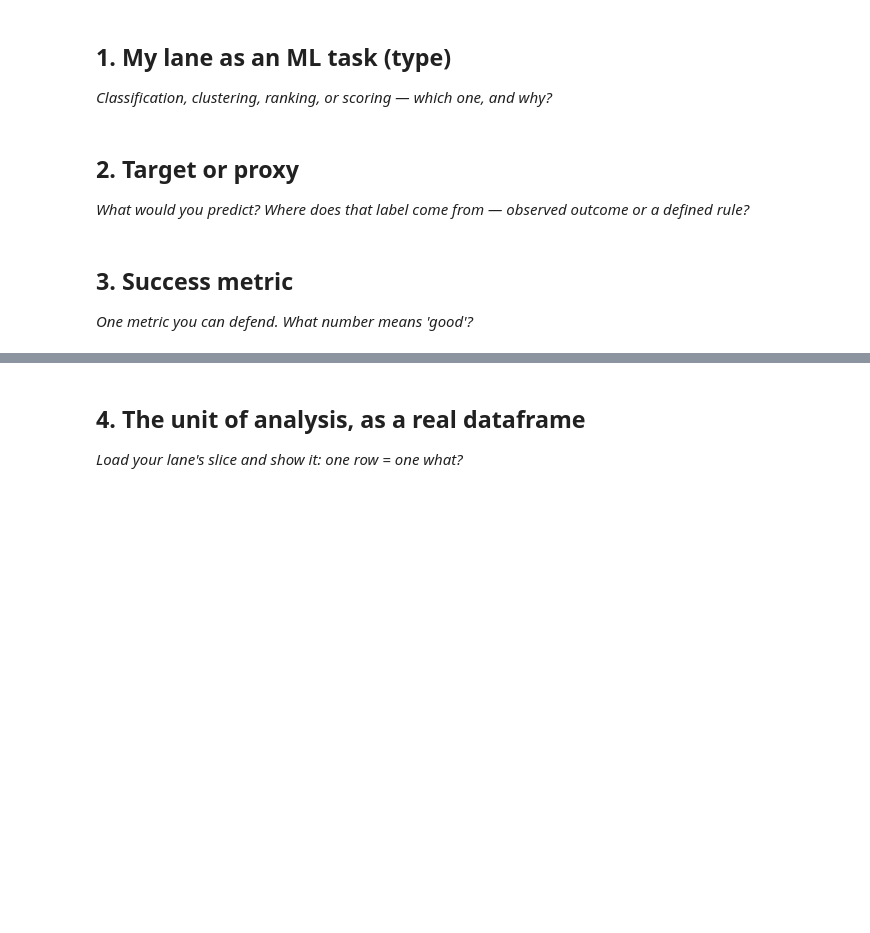
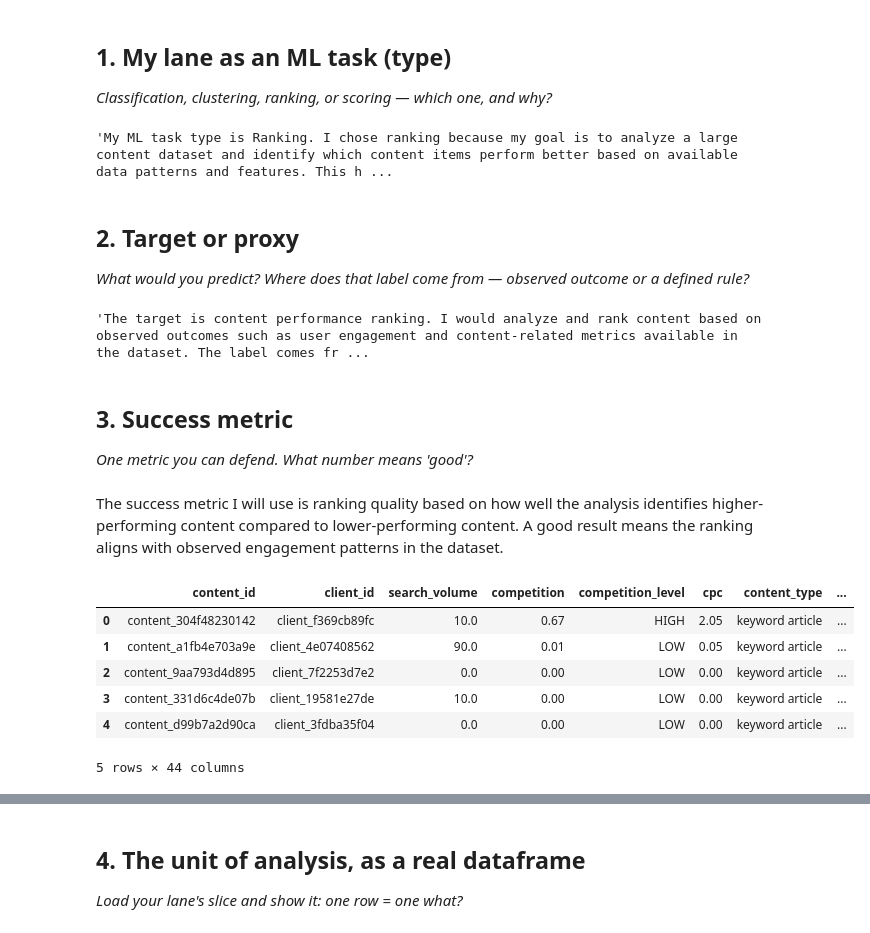
Before and after one commit to supriya-006/FlyRank_Assignment, a Jupyter notebook: work/notebooks/w02_ml_task_framing.ipynb, the cells around one changed output, grey strips where cells are left out. Cells and saved outputs as stored; diff of their text form; code cells hidden in the pictures; blank space fills up the shorter version.

```diff
--- a/work/notebooks/w02_ml_task_framing.ipynb
+++ b/work/notebooks/w02_ml_task_framing.ipynb
@@ -13,6 +15,9 @@ This skeleton is yours to fill. Work the sections **in order** — each one has
 # %%
 # This cell is for CODE (numbers, a query, a check).
 # Write your text answer in the cell ABOVE this one — typing sentences here breaks Run All.
+'My ML task type is Ranking. I chose ranking because my goal is to analyze a large content dataset and identify which content items perform better based on available data patterns and features. This helps prioritize content and support decision-making rather than predicting exact future outcomes.'
+# %% [output]
+'My ML task type is Ranking. I chose ranking because my goal is to analyze a large content dataset and identify which content items perform better based on available data patterns and features. This h ...
 # %% [markdown]
 ## 2. Target or proxy
 
@@ -20,10 +25,26 @@ This skeleton is yours to fill. Work the sections **in order** — each one has
 # %%
 # This cell is for CODE (numbers, a query, a check).
 # Write your text answer in the cell ABOVE this one — typing sentences here breaks Run All.
+'The target is content performance ranking. I would analyze and rank content based on observed outcomes such as user engagement and content-related metrics available in the dataset. The label comes from observed data rather than a manually defined rule.'
+# %% [output]
+'The target is content performance ranking. I would analyze and rank content based on observed outcomes such as user engagement and content-related metrics available in the dataset. The label comes fr ...
 # %% [markdown]
 ## 3. Success metric
 
 *One metric you can defend. What number means 'good'?*
+# %% [markdown]
+The success metric I will use is ranking quality based on how well the analysis identifies higher-performing content compared to lower-performing content. A good result means the ranking aligns with observed engagement patterns in the dataset.
 # %%
 # This cell is for CODE (numbers, a query, a check).
 # Write your text answer in the cell ABOVE this one — typing sentences here breaks Run All.
+import pandas as pd
+df = pd.read_csv("/content/FlyRank_Assignment/data/raw/content_refresh_anonymized.csv")
+df.head()
+# %% [output]
+|  | content_id | client_id | search_volume | competition | competition_level | cpc | content_type | ... |
+| 0 | content_304f48230142 | client_f369cb89fc | 10.0 | 0.67 | HIGH | 2.05 | keyword article | ... |
+| 1 | content_a1fb4e703a9e | client_4e07408562 | 90.0 | 0.01 | LOW | 0.05 | keyword article | ... |
+| 2 | content_9aa793d4d895 | client_7f2253d7e2 | 0.0 | 0.00 | LOW | 0.00 | keyword article | ... |
+| 3 | content_331d6c4de07b | client_19581e27de | 10.0 | 0.00 | LOW | 0.00 | keyword article | ... |
+| 4 | content_d99b7a2d90ca | client_3fdba35f04 | 0.0 | 0.00 | LOW | 0.00 | keyword article | ... |
+5 rows × 44 columns
```
Also changed, not shown: parts of 9 cells of this notebook.
